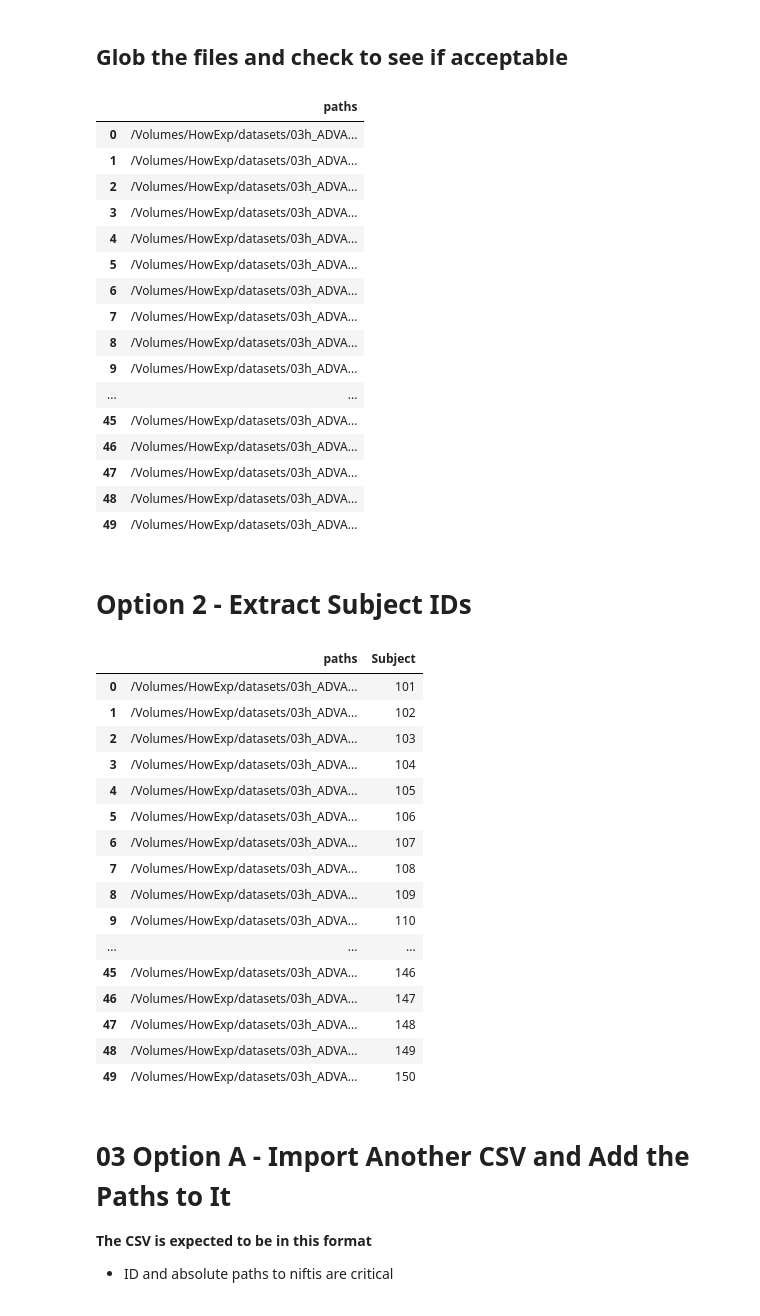
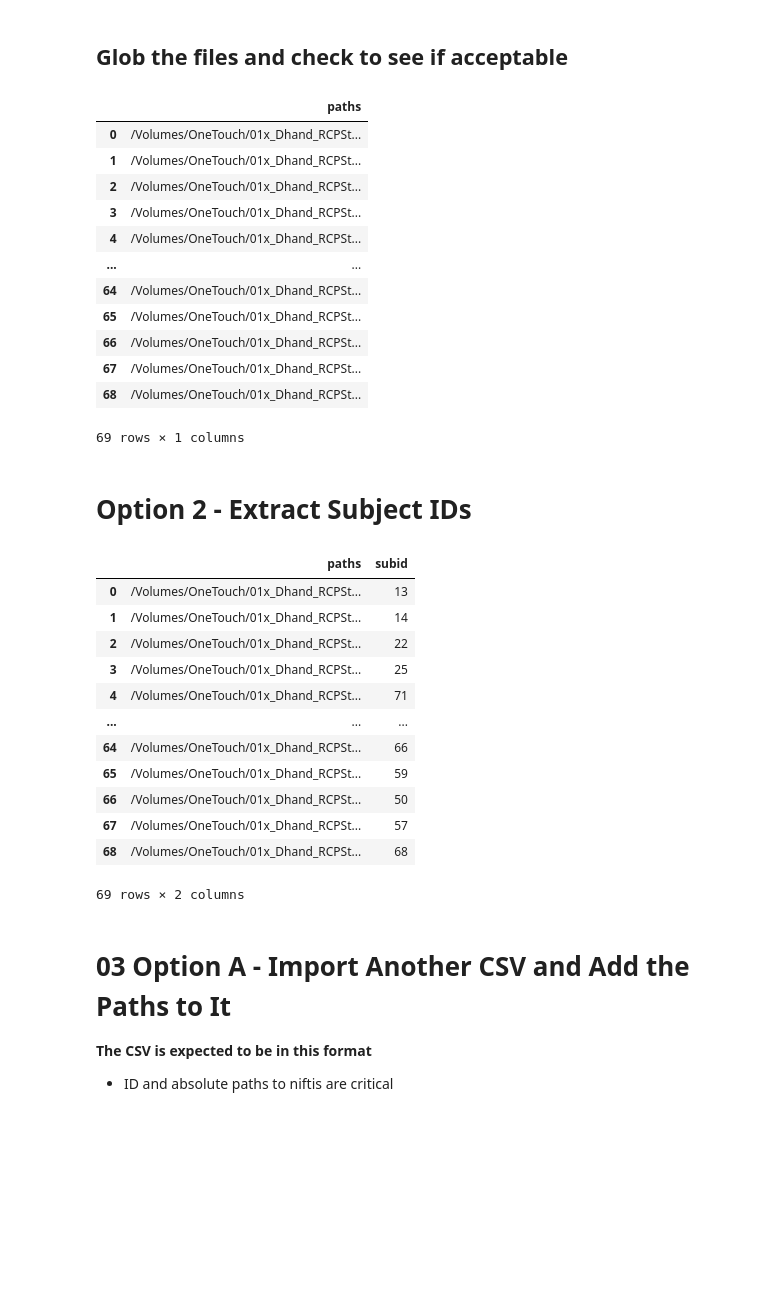
Before and after one commit to Calvinwhow/CircuitPyPer, a Jupyter notebook: notebooks/csv_notebooks/00_add_paths_to_csv.ipynb, the cells around one changed output. Drawn from its saved outputs; the diff is of its cells as text; code cells hidden in the pictures; blank space fills up the shorter version.

```diff
--- a/notebooks/csv_notebooks/00_add_paths_to_csv.ipynb
+++ b/notebooks/csv_notebooks/00_add_paths_to_csv.ipynb
@@ -37,9 +37,9 @@ Where to Save to
 # Define the dictionary with root directories and file patterns
 
 dir_pattern_dict = {
-    "/Volumes/HowExp/datasets/03h_ADVANCE_Alzheimer_DBS/subjects/sub-*/stimulations/optimized/convergent_memory_target_map-DeterministicNoProjection/electrode_right": 'vta.nii.gz'}
+    "/Volumes/OneTouch/01x_Dhand_RCPStrokes/BIDS/sub-*/ses-*/roi/": '*-space_resampled.nii.gz'}
 
-eventual_colname='right_geometric_vta_optimized_DeterministicNoProjection'
+eventual_colname='Nifti_File_Path'
 # %% [markdown]
 ## Glob the files and check to see if acceptable
 # %%
@@ -56,52 +56,44 @@ path_df = glob_multiple_file_paths(dir_pattern_dict, save=save_files, save_path=
 display(path_df)
 # %% [output]
 |  | paths |
-| 0 | /Volumes/HowExp/datasets/03h_ADVA... |
-| 1 | /Volumes/HowExp/datasets/03h_ADVA... |
-| 2 | /Volumes/HowExp/datasets/03h_ADVA... |
-| 3 | /Volumes/HowExp/datasets/03h_ADVA... |
-| 4 | /Volumes/HowExp/datasets/03h_ADVA... |
-| 5 | /Volumes/HowExp/datasets/03h_ADVA... |
-| 6 | /Volumes/HowExp/datasets/03h_ADVA... |
-| 7 | /Volumes/HowExp/datasets/03h_ADVA... |
-| 8 | /Volumes/HowExp/datasets/03h_ADVA... |
-| 9 | /Volumes/HowExp/datasets/03h_ADVA... |
+| 0 | /Volumes/OneTouch/01x_Dhand_RCPSt... |
+| 1 | /Volumes/OneTouch/01x_Dhand_RCPSt... |
+| 2 | /Volumes/OneTouch/01x_Dhand_RCPSt... |
+| 3 | /Volumes/OneTouch/01x_Dhand_RCPSt... |
+| 4 | /Volumes/OneTouch/01x_Dhand_RCPSt... |
 | ... | ... |
-| 45 | /Volumes/HowExp/datasets/03h_ADVA... |
-| 46 | /Volumes/HowExp/datasets/03h_ADVA... |
-| 47 | /Volumes/HowExp/datasets/03h_ADVA... |
-| 48 | /Volumes/HowExp/datasets/03h_ADVA... |
-| 49 | /Volumes/HowExp/datasets/03h_ADVA... |
+| 64 | /Volumes/OneTouch/01x_Dhand_RCPSt... |
+| 65 | /Volumes/OneTouch/01x_Dhand_RCPSt... |
+| 66 | /Volumes/OneTouch/01x_Dhand_RCPSt... |
+| 67 | /Volumes/OneTouch/01x_Dhand_RCPSt... |
+| 68 | /Volumes/OneTouch/01x_Dhand_RCPSt... |
+69 rows × 1 columns
 # %% [markdown]
 # Option 2 - Extract Subject IDs
 # %%
 # Define the preceding and proceeding strings
-preceding = 'subjects/sub-'
+preceding = 'sub-'
 proceeding = '/'
 
 # Extract the substring and add it to a new column 'subject'
-path_df['Subject'] = path_df['paths'].str.extract(f'{preceding}(.*?){proceeding}')
+path_df['subid'] = path_df['paths'].str.extract(f'{preceding}(.*?){proceeding}')
 
 # Display the updated DataFrame
 display(path_df)
 # %% [output]
-|  | paths | Subject |
-| 0 | /Volumes/HowExp/datasets/03h_ADVA... | 101 |
-| 1 | /Volumes/HowExp/datasets/03h_ADVA... | 102 |
-| 2 | /Volumes/HowExp/datasets/03h_ADVA... | 103 |
-| 3 | /Volumes/HowExp/datasets/03h_ADVA... | 104 |
-| 4 | /Volumes/HowExp/datasets/03h_ADVA... | 105 |
-| 5 | /Volumes/HowExp/datasets/03h_ADVA... | 106 |
-| 6 | /Volumes/HowExp/datasets/03h_ADVA... | 107 |
-| 7 | /Volumes/HowExp/datasets/03h_ADVA... | 108 |
-| 8 | /Volumes/HowExp/datasets/03h_ADVA... | 109 |
-| 9 | /Volumes/HowExp/datasets/03h_ADVA... | 110 |
+|  | paths | subid |
+| 0 | /Volumes/OneTouch/01x_Dhand_RCPSt... | 13 |
+| 1 | /Volumes/OneTouch/01x_Dhand_RCPSt... | 14 |
+| 2 | /Volumes/OneTouch/01x_Dhand_RCPSt... | 22 |
+| 3 | /Volumes/OneTouch/01x_Dhand_RCPSt... | 25 |
+| 4 | /Volumes/OneTouch/01x_Dhand_RCPSt... | 71 |
 | ... | ... | ... |
-| 45 | /Volumes/HowExp/datasets/03h_ADVA... | 146 |
-| 46 | /Volumes/HowExp/datasets/03h_ADVA... | 147 |
-| 47 | /Volumes/HowExp/datasets/03h_ADVA... | 148 |
-| 48 | /Volumes/HowExp/datasets/03h_ADVA... | 149 |
-| 49 | /Volumes/HowExp/datasets/03h_ADVA... | 150 |
+| 64 | /Volumes/OneTouch/01x_Dhand_RCPSt... | 66 |
+| 65 | /Volumes/OneTouch/01x_Dhand_RCPSt... | 59 |
+| 66 | /Volumes/OneTouch/01x_Dhand_RCPSt... | 50 |
+| 67 | /Volumes/OneTouch/01x_Dhand_RCPSt... | 57 |
+| 68 | /Volumes/OneTouch/01x_Dhand_RCPSt... | 68 |
+69 rows × 2 columns
 # %%
 # path_df['map_ID'] = path_df['map_ID'].astype(int)
 # %% [markdown]
```
Also changed, not shown: parts of 6 cells of this notebook, 29 other files.
